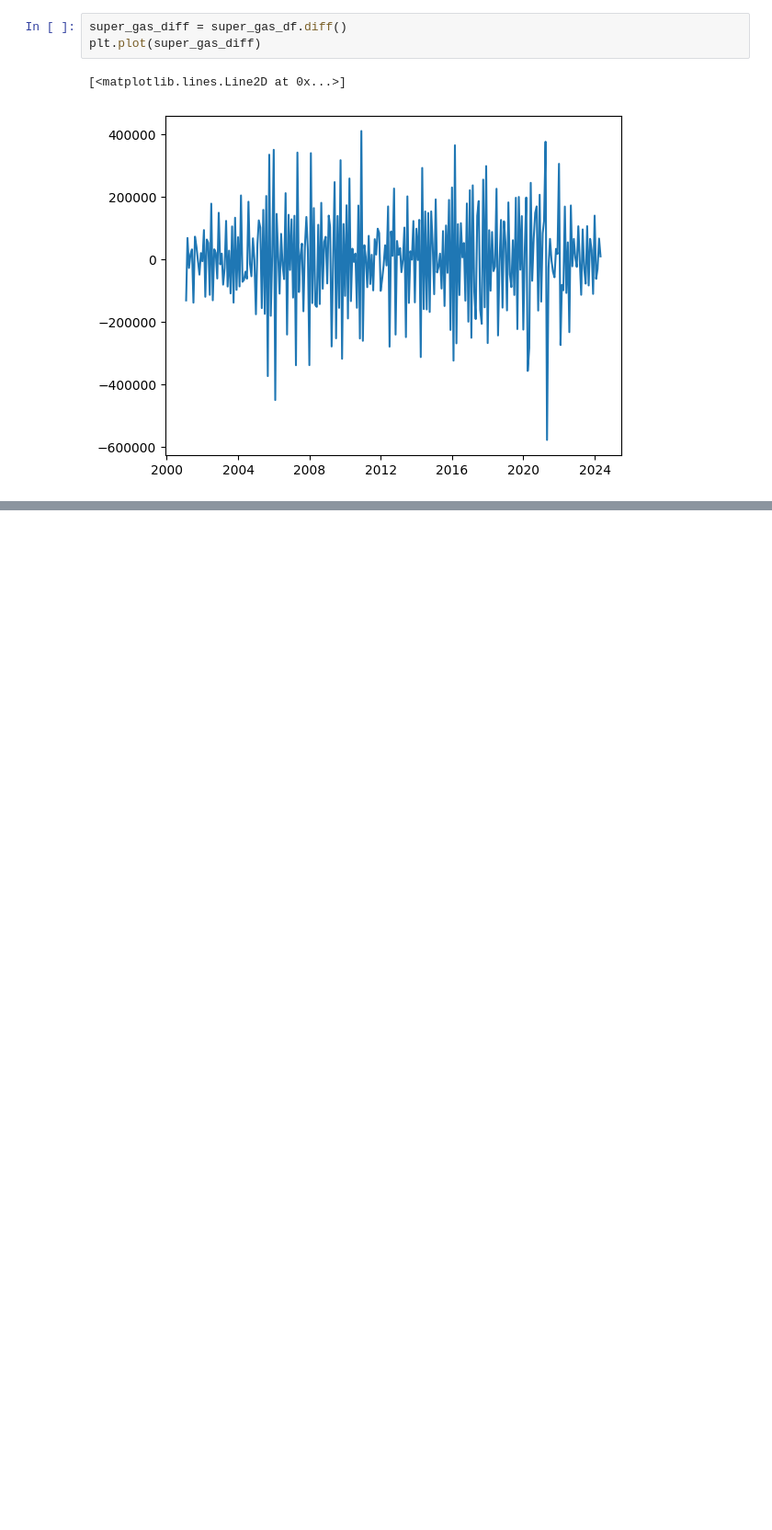
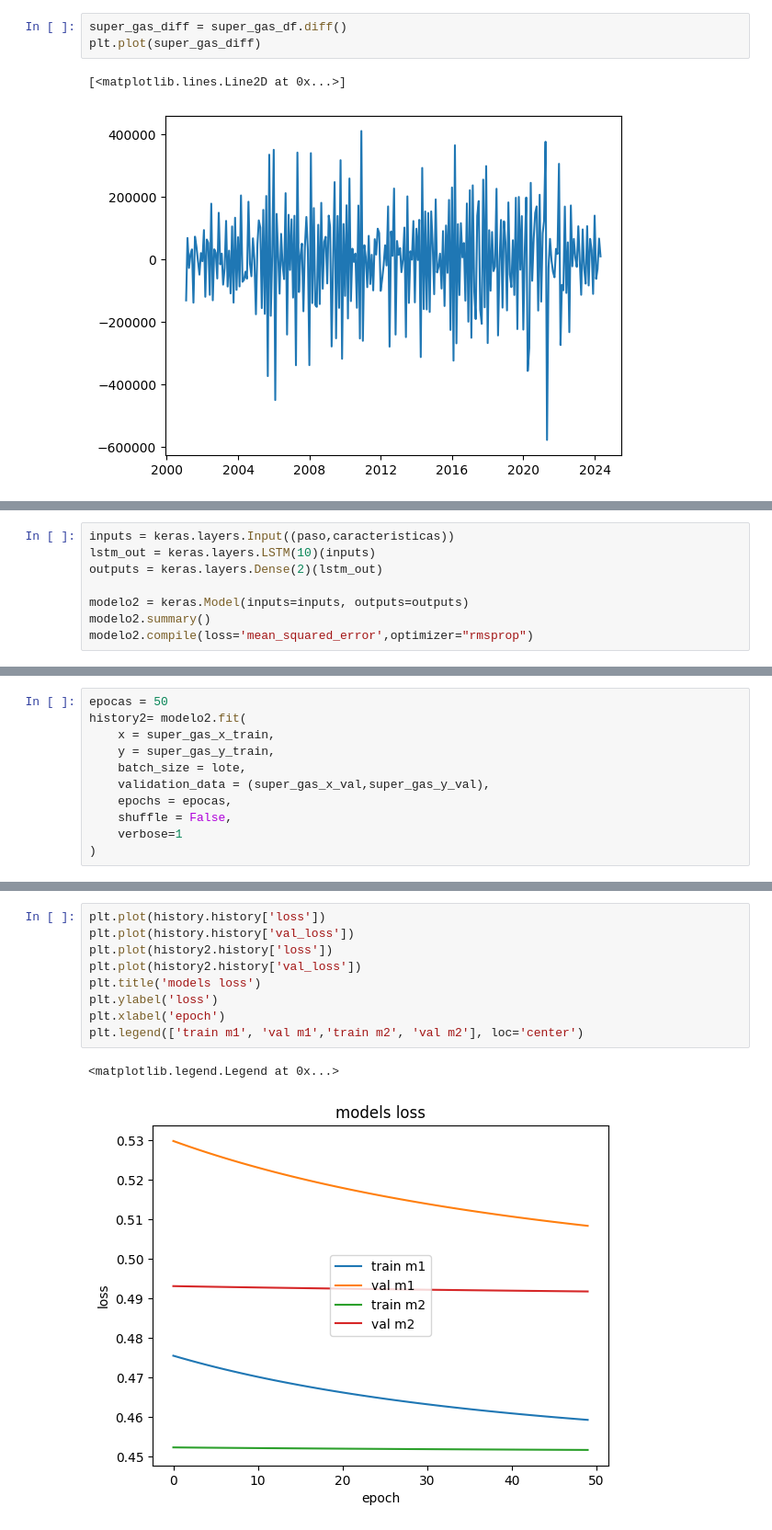
Before and after one commit to Arthurs101/DataScience-S10-Lab3-2024, a Jupyter notebook: Laboratorio3.ipynb, the cells around one changed output, grey strips where cells are left out. Shown: that part at 92% size. Saved outputs shown, nothing was run; the diff lists cells and outputs as text; blank space fills up the shorter version.

Commit message:
added evaluation of the other fueltypes ( has errors )

```diff
--- a/Laboratorio3.ipynb
+++ b/Laboratorio3.ipynb
@@ -130,3 +124,11 @@ Total params: 14 (56.00 Byte)
 Trainable params: 14 (56.00 Byte)
 Non-trainable params: 0 (0.00 Byte)
 _________________________________________________________________
+# %%
+inputs = keras.layers.Input((paso,caracteristicas))
+lstm_out = keras.layers.LSTM(10)(inputs)
+outputs = keras.layers.Dense(2)(lstm_out)
+
+modelo2 = keras.Model(inputs=inputs, outputs=outputs)
+modelo2.summary()
+modelo2.compile(loss='mean_squared_error',optimizer="rmsprop")
@@ -160,0 +180,11 @@ Epoch 50/50
+# %%
+epocas = 50
+history2= modelo2.fit(
+    x = super_gas_x_train,
+    y = super_gas_y_train,
+    batch_size = lote,
+    validation_data = (super_gas_x_val,super_gas_y_val),
+    epochs = epocas,
+    shuffle = False,
+    verbose=1
+)
@@ -161,3 +209,15 @@ Epoch 50/50
+# %%
+plt.plot(history.history['loss'])
+plt.plot(history.history['val_loss'])
+plt.plot(history2.history['loss'])
+plt.plot(history2.history['val_loss'])
+plt.title('models loss')
+plt.ylabel('loss')
+plt.xlabel('epoch')
+plt.legend(['train m1', 'val m1','train m2', 'val m2'], loc='center')
+# %% [output]
+<matplotlib.legend.Legend at 0x...>
+[figure, added]
 # %%
 prediccion_val = []
 
```
Also changed, not shown: parts of 10 cells of this notebook.
